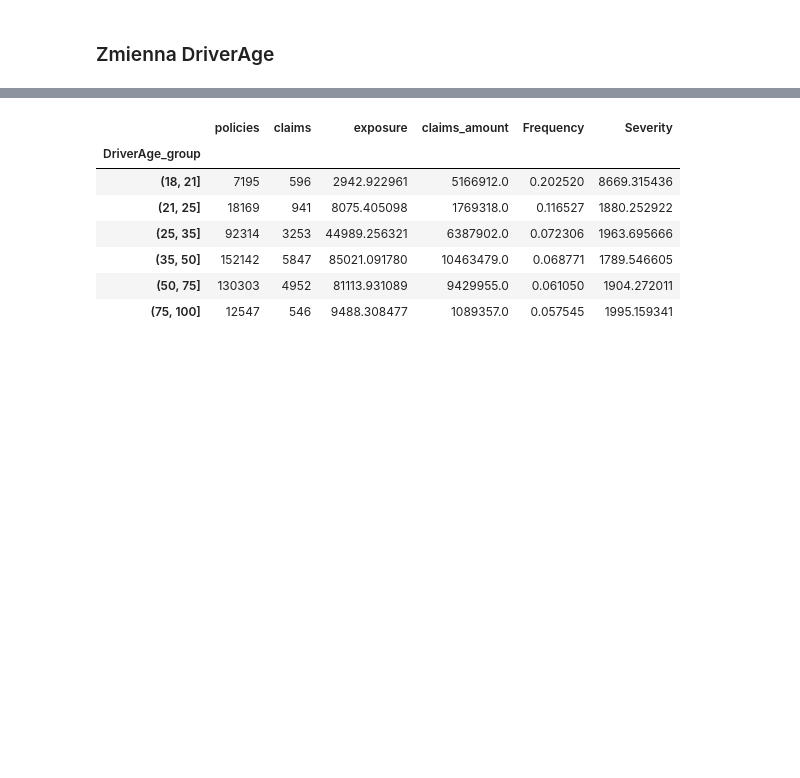
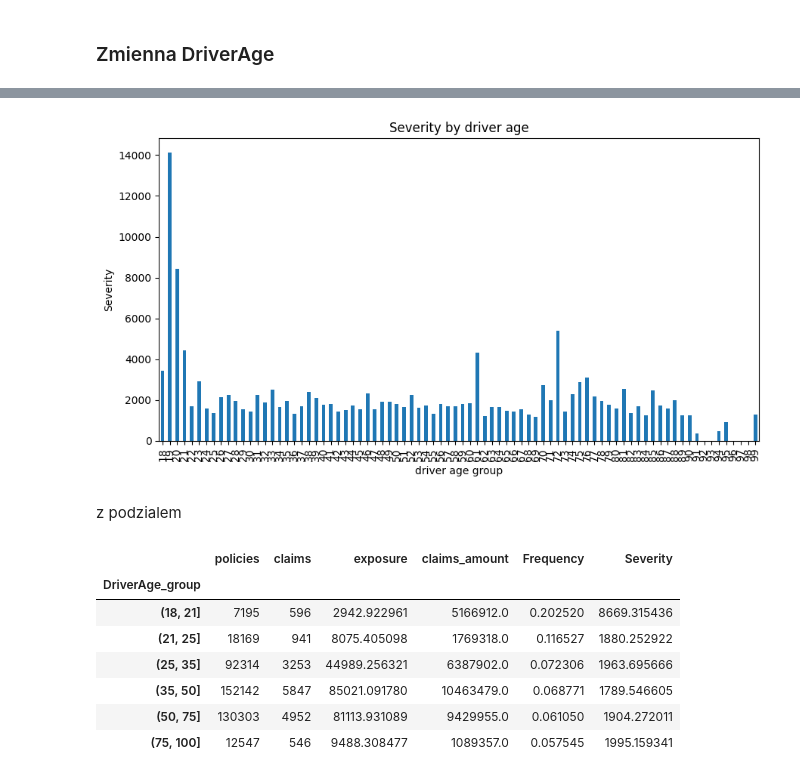
Before and after one commit to kacperskora/Licencjat_DS, a Jupyter notebook: notebooks/02_EDA.ipynb, the cells around one changed output, grey strips where cells are left out. Drawn from its saved outputs; the diff is of its cells as text; code cells hidden in the pictures; blank space fills up the shorter version.

```diff
--- a/notebooks/02_EDA.ipynb
+++ b/notebooks/02_EDA.ipynb
@@ -476,3 +530,9 @@ visualize_summary(car_age_summary, 'car age', 'Severity')
+# %%
+visualize_summary(driver_age_summary_const, 'driver age', 'Severity')
+# %% [output]
+[figure, added]
+# %% [markdown]
+z podzialem
 # %%
 driver_age_bins = [18, 21, 25, 35, 50, 75, 100]
 driver_age_summary = variable_analysis('DriverAge', data, columns_dict, 0, driver_age_bins)
```
Also changed, not shown: parts of 14 cells of this notebook.
